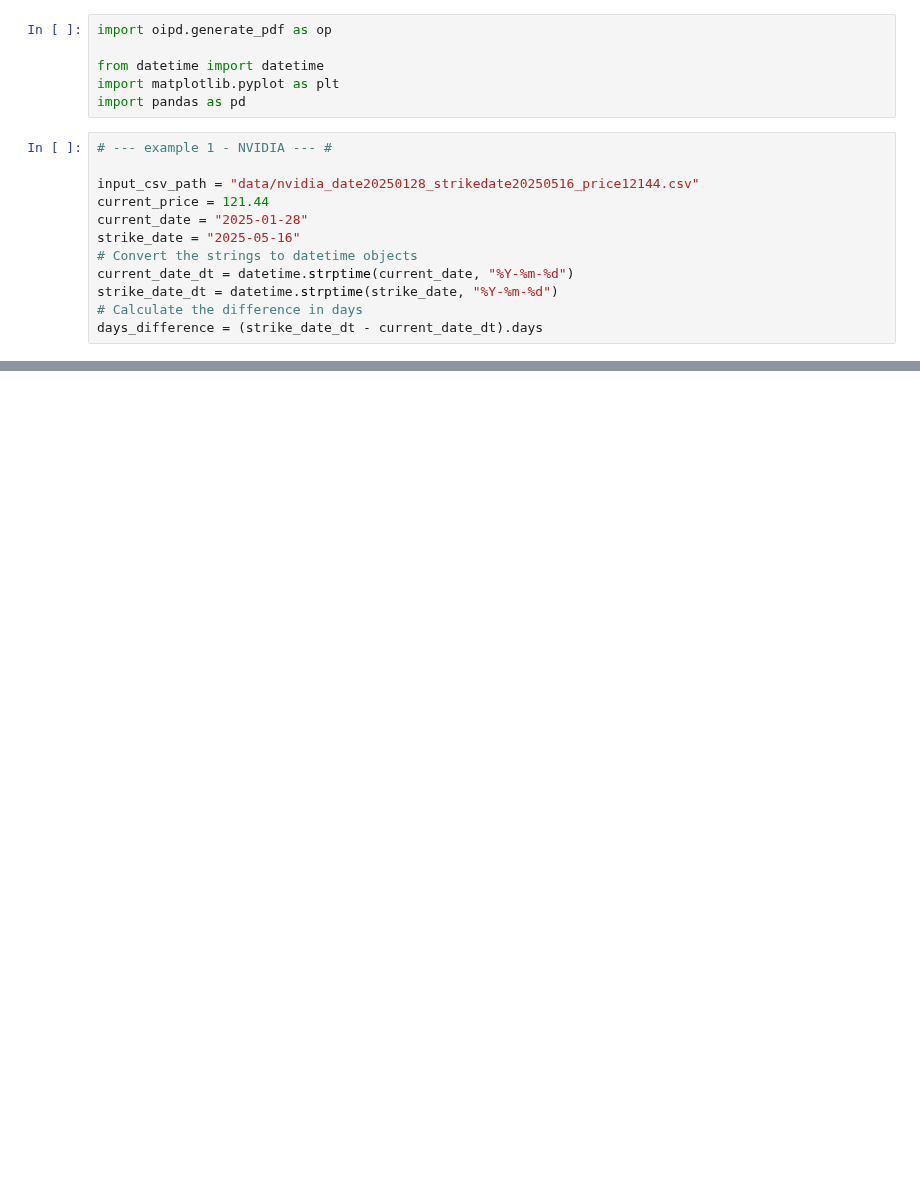
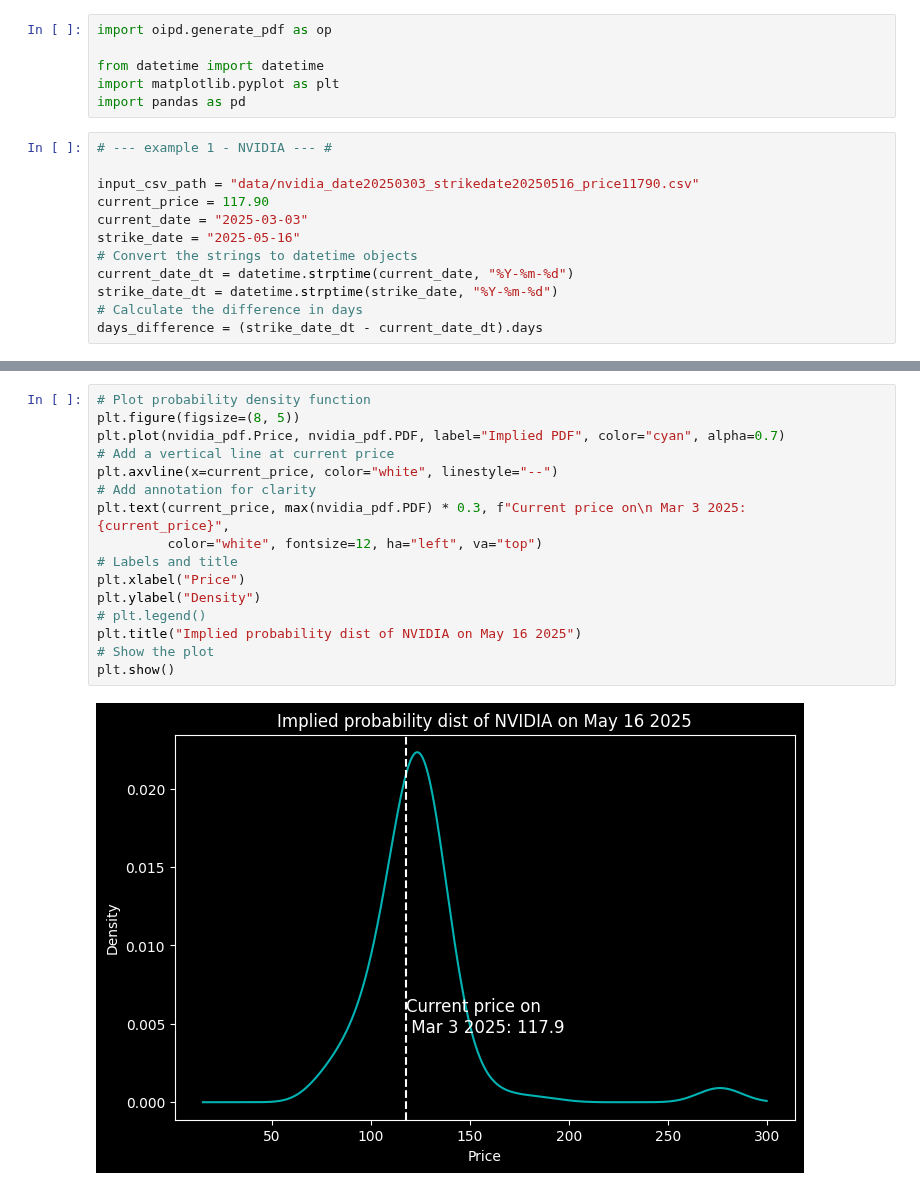
Before and after one commit to tyrneh/options-implied-probability, a Jupyter notebook: example.ipynb, the cells around one changed output, grey strips where cells are left out. Cells and saved outputs as stored; diff of their text form; blank space fills up the shorter version.

```diff
--- a/example.ipynb
+++ b/example.ipynb
@@ -7,9 +7,9 @@ import pandas as pd
 # %%
 # --- example 1 - NVIDIA --- #
 
-input_csv_path = "data/nvidia_date20250128_strikedate20250516_price12144.csv"
-current_price = 121.44
-current_date = "2025-01-28"
+input_csv_path = "data/nvidia_date20250303_strikedate20250516_price11790.csv"
+current_price = 117.90
+current_date = "2025-03-03"
 strike_date = "2025-05-16"
 # Convert the strings to datetime objects
 current_date_dt = datetime.strptime(current_date, "%Y-%m-%d")
@@ -20,0 +35,18 @@ df = pd.read_csv(input_csv_path)
+# %%
+# Plot probability density function
+plt.figure(figsize=(8, 5))
+plt.plot(nvidia_pdf.Price, nvidia_pdf.PDF, label="Implied PDF", color="cyan", alpha=0.7)
+# Add a vertical line at current price
+plt.axvline(x=current_price, color="white", linestyle="--")
+# Add annotation for clarity
+plt.text(current_price, max(nvidia_pdf.PDF) * 0.3, f"Current price on\n Mar 3 2025: {current_price}",
+         color="white", fontsize=12, ha="left", va="top")
+# Labels and title
+plt.xlabel("Price")
+plt.ylabel("Density")
+# plt.legend()
+plt.title("Implied probability dist of NVIDIA on May 16 2025")
+# Show the plot
+plt.show()
+# %% [output]
+[figure, added]
```
Also changed, not shown: parts of 12 cells of this notebook, 6 other files.
